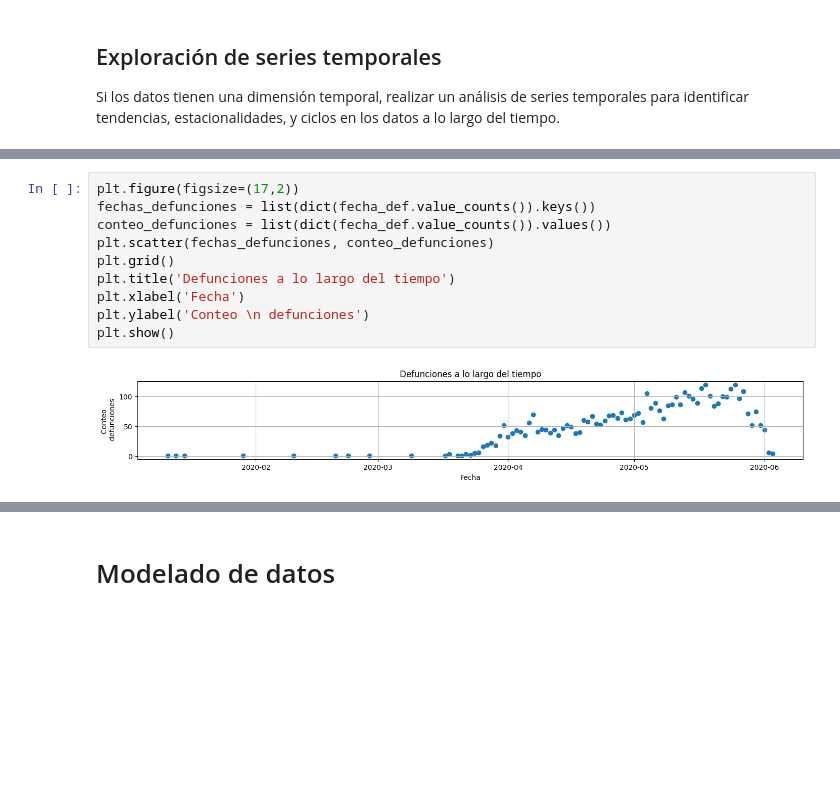
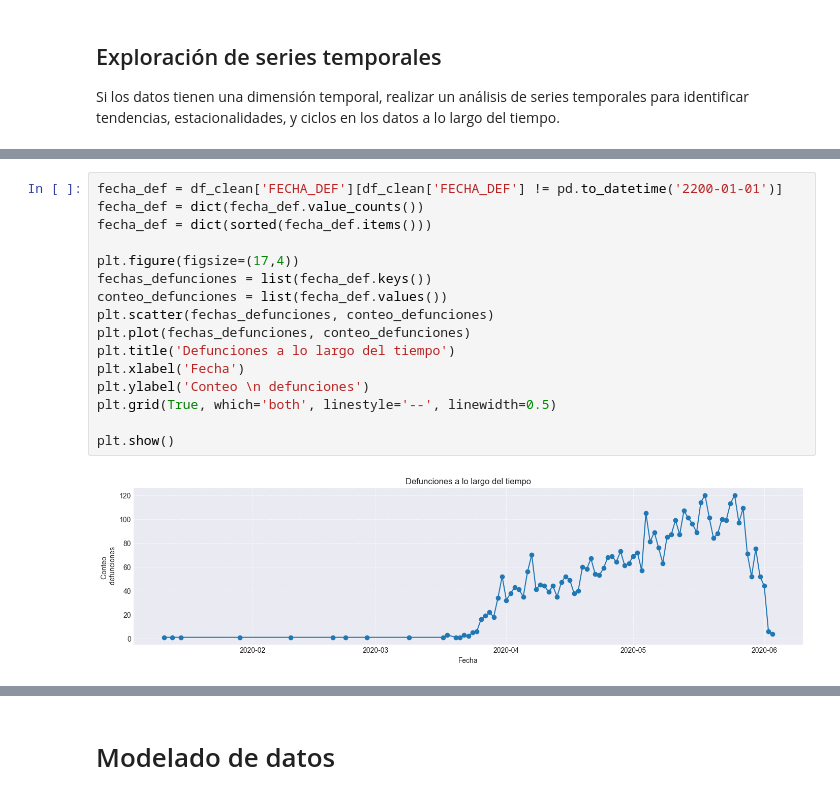
Before and after one commit to Edgar-La/Covid_19_Mexico, a Jupyter notebook: Final_Project.ipynb, the cells around one changed output, grey strips where cells are left out. Saved outputs shown, nothing was run; the diff lists cells and outputs as text; blank space fills up the shorter version.

```diff
--- a/Final_Project.ipynb
+++ b/Final_Project.ipynb
@@ -529,12 +655,18 @@ Si los datos tienen una dimensión temporal, realizar un análisis de series tem
 # %%
-plt.figure(figsize=(17,2))
-fechas_defunciones = list(dict(fecha_def.value_counts()).keys())
-conteo_defunciones = list(dict(fecha_def.value_counts()).values())
+fecha_def = df_clean['FECHA_DEF'][df_clean['FECHA_DEF'] != pd.to_datetime('2200-01-01')]
+fecha_def = dict(fecha_def.value_counts())
+fecha_def = dict(sorted(fecha_def.items()))
+
+plt.figure(figsize=(17,4))
+fechas_defunciones = list(fecha_def.keys())
+conteo_defunciones = list(fecha_def.values())
 plt.scatter(fechas_defunciones, conteo_defunciones)
-plt.grid()
+plt.plot(fechas_defunciones, conteo_defunciones)
 plt.title('Defunciones a lo largo del tiempo')
 plt.xlabel('Fecha')
 plt.ylabel('Conteo \n defunciones')
+plt.grid(True, which='both', linestyle='--', linewidth=0.5)
+
 plt.show()
 # %% [output]
-[figure, old version]
+[figure, new version]
```
Also changed, not shown: parts of 52 cells of this notebook.
